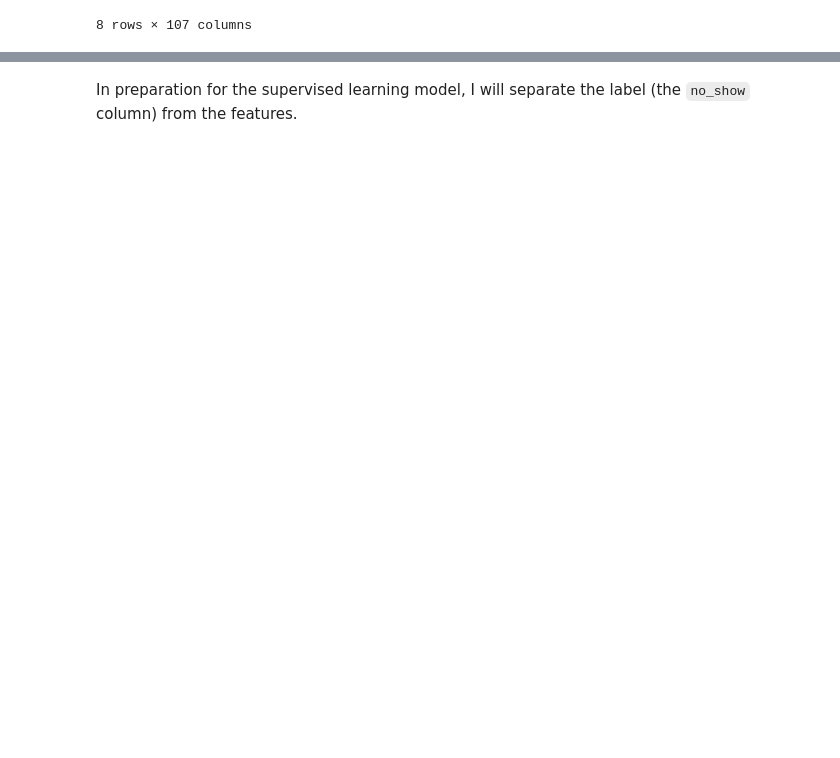
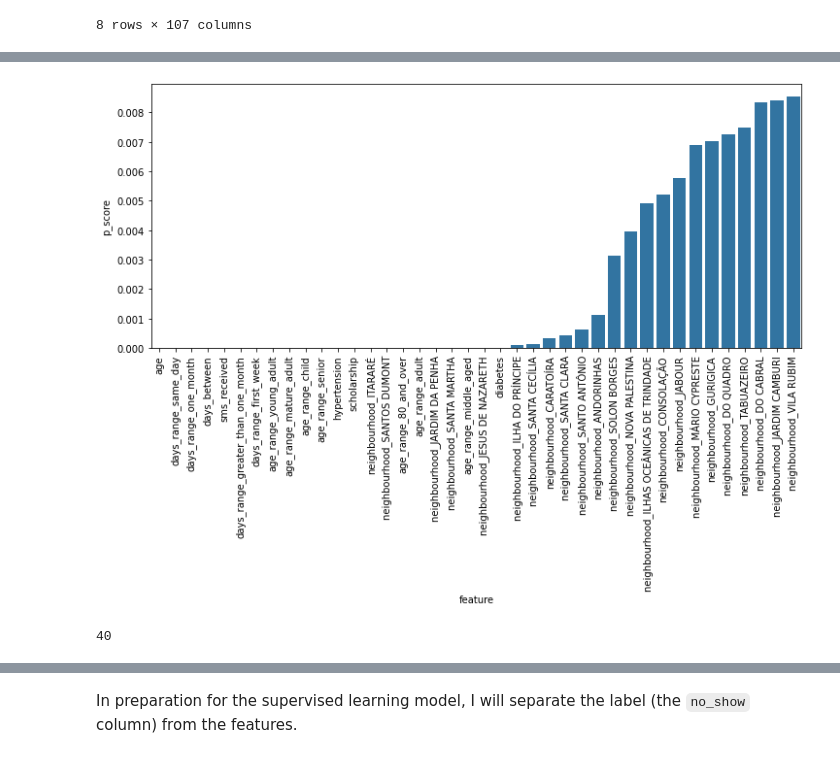
Before and after one commit to afbowman/UnsupervisedLearning, a Jupyter notebook: Capstone_Project.ipynb, the cells around one changed output, grey strips where cells are left out. Cells and saved outputs as stored; diff of their text form; code cells hidden in the pictures; blank space fills up the shorter version.

```diff
--- a/Capstone_Project.ipynb
+++ b/Capstone_Project.ipynb
@@ -77,6 +77,9 @@ from sklearn.model_selection import train_test_split
 from sklearn.preprocessing import RobustScaler
 
 %matplotlib inline
+# %%
+# set some variables
+fig_dims = (12,5)
 # %% [markdown]
 <a id='load'></a>
 ## Load and Explore the Data
@@ -1012,0 +951,8 @@ skewed_features_scaled.head()
+# %%
+X_cont = df_engineer.drop('no_show', axis=1)
+y = df_engineer['no_show']
+chi_scores_cont = chi2(X_cont, y)
+features_chi_cont = pd.DataFrame({'feature': list(X_cont.columns),
+                            'chi_score': chi_scores_cont[0],
+                            'p_score': chi_scores_cont[1]})
+features_chi_cont.head()
@@ -1012,0 +966,11 @@ skewed_features_scaled.head()
+# %%
+low_p_values_cont = features_chi_cont.query('p_score <= 0.01').sort_values(by='p_score')
+fig, ax = plt.subplots(figsize=fig_dims)
+sns.barplot(x=low_p_values_cont['feature'], y=low_p_values_cont['p_score']);
+plt.xticks(rotation='vertical');
+# %% [output]
+[figure, added]
+# %%
+low_p_values_cont.shape[0]
+# %% [output]
+40
```
Also changed, not shown: parts of 32 cells of this notebook.
